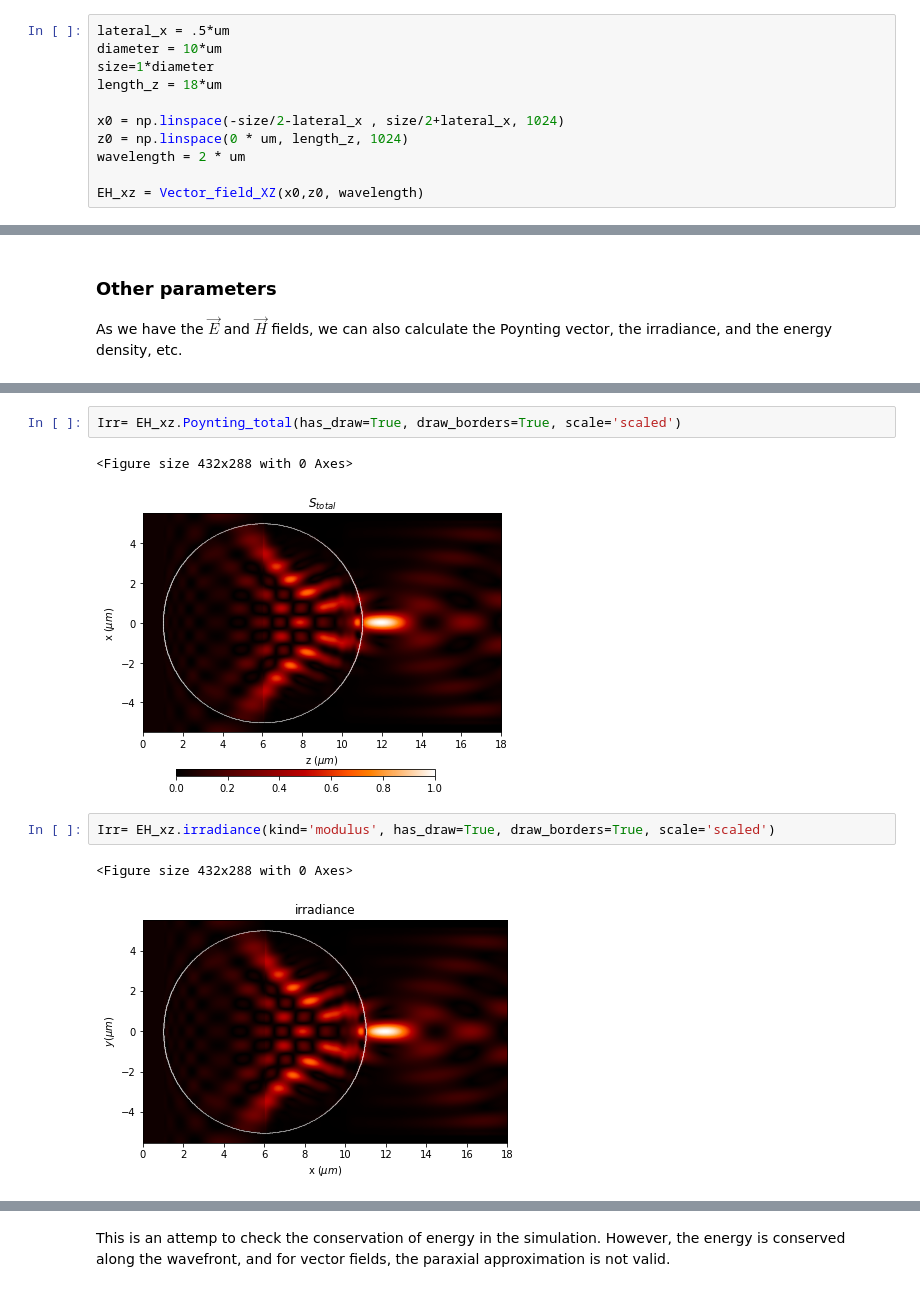
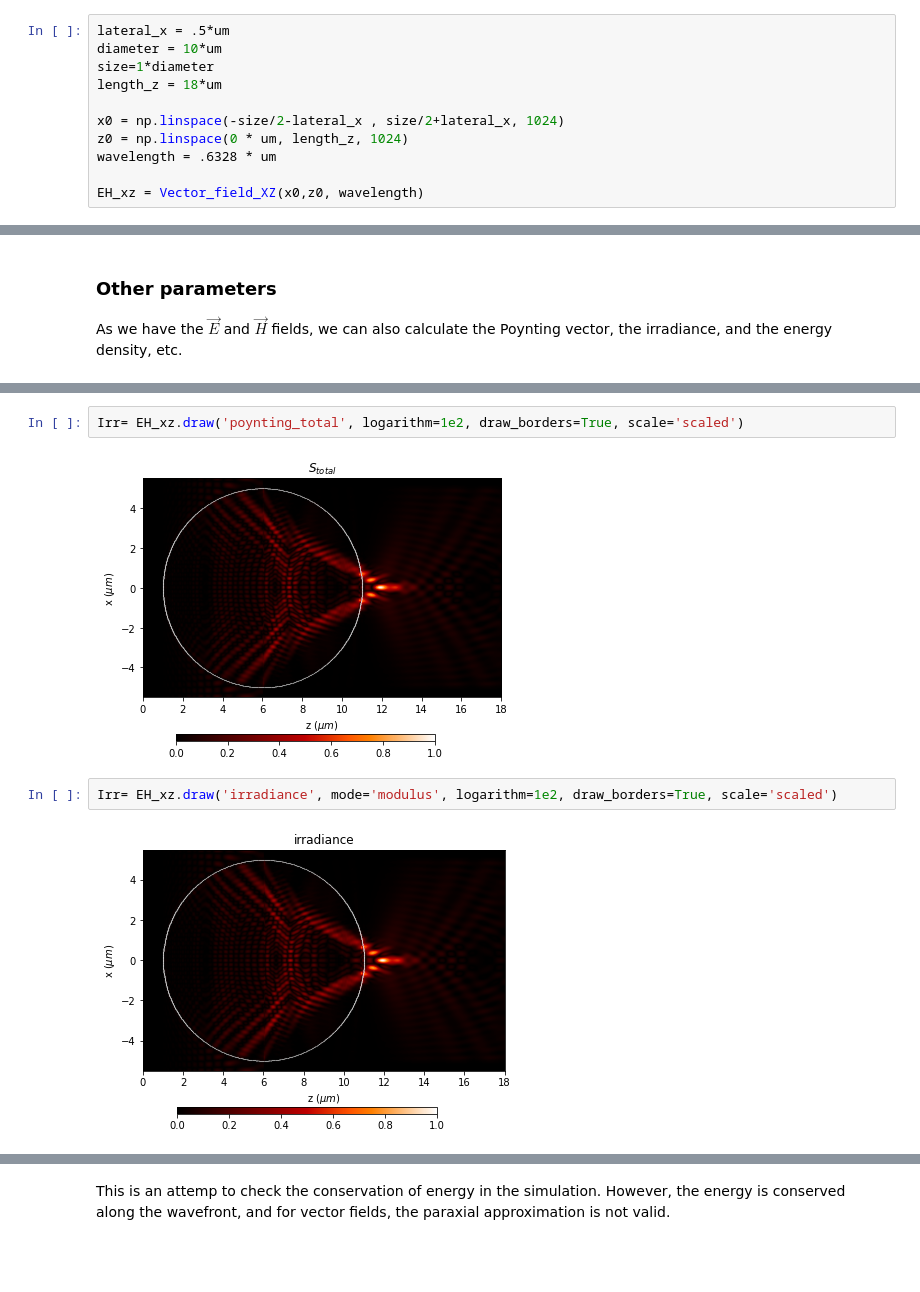
Before and after one commit to aocg-ucm/diffractio, a Jupyter notebook: docs/source/tutorial_vector/vector_XZ/tutorial_vector_XZ.ipynb, the cells around one changed output, grey strips where cells are left out. Saved outputs shown, nothing was run; the diff lists cells and outputs as text; blank space fills up the shorter version.

```diff
--- a/docs/source/tutorial_vector/vector_XZ/tutorial_vector_XZ.ipynb
+++ b/docs/source/tutorial_vector/vector_XZ/tutorial_vector_XZ.ipynb
@@ -67,7 +64,7 @@ length_z = 18*um
 
 x0 = np.linspace(-size/2-lateral_x , size/2+lateral_x, 1024)
 z0 = np.linspace(0 * um, length_z, 1024)
-wavelength = 2 * um
+wavelength = .6328 * um
 
 EH_xz = Vector_field_XZ(x0,z0, wavelength)
 # %% [markdown]
@@ -184,11 +186,9 @@ Sx, Sy, Sz = EH_xz.Poynting_vector_averaged(has_draw=True, draw_borders=True, sc
 # %%
-Irr= EH_xz.Poynting_total(has_draw=True, draw_borders=True, scale='scaled')
+Irr= EH_xz.draw('poynting_total', logarithm=1e2, draw_borders=True, scale='scaled')
 # %% [output]
-<Figure size 432x288 with 0 Axes>
-[figure, old version]
+[figure, new version]
 # %%
-Irr= EH_xz.irradiance(kind='modulus', has_draw=True, draw_borders=True, scale='scaled')
+Irr= EH_xz.draw('irradiance', mode='modulus', logarithm=1e2, draw_borders=True, scale='scaled')
 # %% [output]
-<Figure size 432x288 with 0 Axes>
-[figure, old version]
+[figure, new version]
 # %%
```
Also changed, not shown: parts of 16 cells of this notebook, 10 other files.
